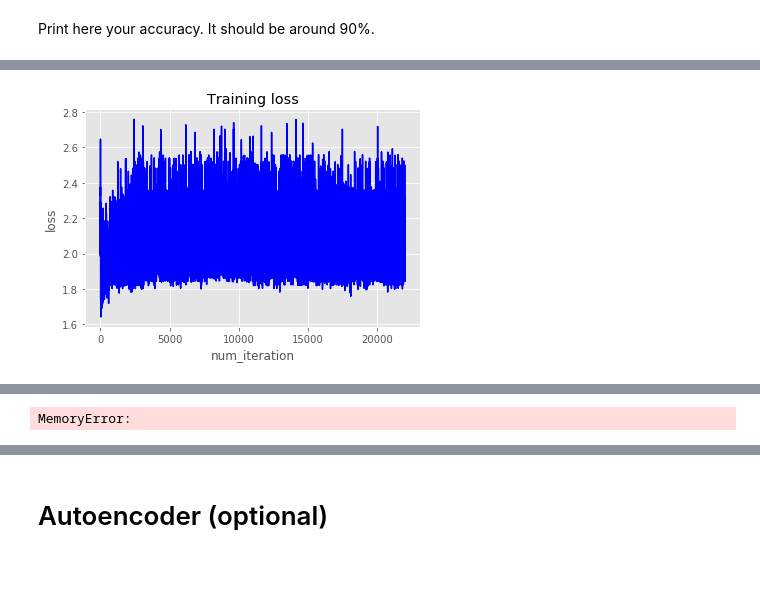
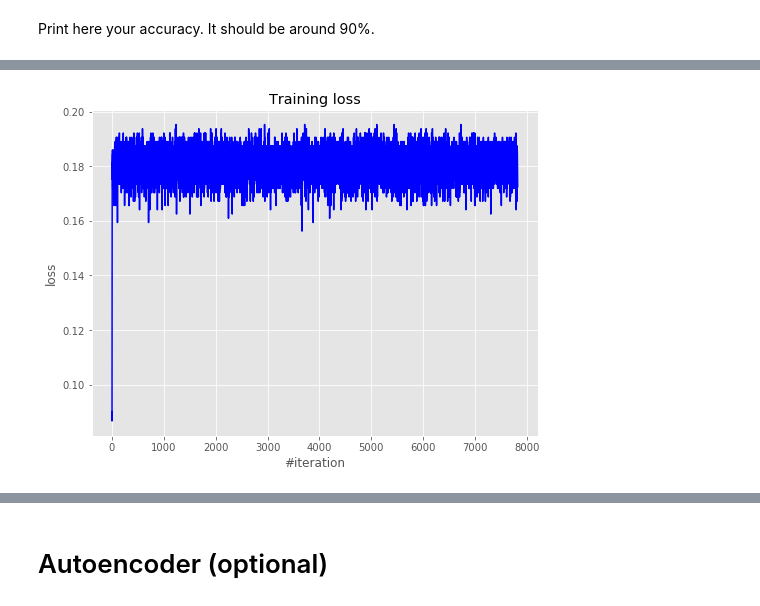
Before and after one commit to aca-ml-training/ML_Team, a Jupyter notebook: NN and differentiation/assignment2_main_Shahane.ipynb, the cells around one changed output, grey strips where cells are left out. Cells and saved outputs as stored; diff of their text form; code cells hidden in the pictures; blank space fills up the shorter version.

```diff
--- a/NN and differentiation/assignment2_main_Shahane.ipynb
+++ b/NN and differentiation/assignment2_main_Shahane.ipynb
@@ -205,0 +201,6 @@ else:
+# %%
+from mnist import load_dataset
+train,train_y,val,val_y,test,test_y = load_dataset()
+train = (train.reshape(50000, 28*28))
+test = (test.reshape(10000, 28*28))
+print(train.shape,train_y.shape)
@@ -209,7 +212,9 @@ One-hot encode the labels first.
 from sklearn.preprocessing import OneHotEncoder
 
 enc = OneHotEncoder()
-one_hot_y = enc.fit_transform(y.reshape(-1, 1)).todense()
+train_y= np.array(enc.fit_transform(train_y.reshape(-1, 1)).todense())
+test_y = np.array(enc.fit_transform(test_y.reshape(-1, 1)).todense())
+val_y = np.array(enc.fit_transform(val_y.reshape(-1, 1)).todense())
 # %% [markdown]
 - **Compare** `ReLU`, `ELU`, `LeakyReLU`, `SoftPlus` activation functions.
 You would better pick the best optimizer params for each of them, but it is overkill for now. Use an architecture of your choice for the comparison.
@@ -327,64 +256,46 @@ Print here your accuracy. It should be around 90%.
+# %%
+# Iptimizer params
+optimizer_config = {'learning_rate' : 1e-1, 'momentum': 0.9}
+optimizer_state = {}
+
+# Looping params
+n_epoch = 20
+batch_size = 128
 # %%
-criterion = ClassNLLCriterion()
-
-# Test something like that then
-
-net = Sequential()
-net.add(Linear(784, 100))
-net.add(BatchMeanSubtraction())
-net.add(Linear(100, 10))
-net.add(SoftMax())
-
-#print(net)
-
-# Iptimizer params
-optim = {'learning_rate' : 0.2, 'momentum': 0.8}
-state = {}
-
-# Looping params
-n_epoch = 2
-batch_size = 5
 loss_history = []
-indx = np.arange(X.shape[0])
-np.random.shuffle(indx)
-validation_x = X[indx[:15000]]
-validation_y = one_hot_y[indx[:15000]]
-train_x = X[indx[15000:]]
-train_y = one_hot_y[indx[15000:]]
+precit =  []
+test = []
 for i in range(n_epoch):
-    for x_batch, y_batch in get_batches(train_x, train_y, batch_size):
+    for x_batch, y_batch in get_batches(train, train_y, batch_size):
         net.zeroGradParameters()
 
         # Forward
         predictions = net.forward(x_batch)
         loss = criterion.forward(predictions, y_batch)
-
+        predict = x_batch
+        test = y_batch
         # Backward
         dp = criterion.backward(predictions, y_batch)
         net.backward(x_batch, dp)
 
         # Update weights
         sgd_momentum(net.getParameters(),
                      net.getGradParameters(),
-                     optim,
-                     state)
+                     optimizer_config,
+                     optimizer_state)
+
         loss_history.append(loss)
 
-    # Visualize
+    #  Visualize
     display.clear_output(wait=True)
-    plt.figure(figsize=(6, 4))
+    plt.figure(figsize=(8, 6))
 
     plt.title("Training loss")
-    plt.xlabel("num_iteration")
+    plt.xlabel("#iteration")
     plt.ylabel("loss")
     plt.plot(loss_history, 'b')
     plt.show()
 
     print('Current loss: %f' % loss)
-    print('epoch num: %d'  % i)
-
-predictions = np.argmax(net.forward(validation_x), axis=1)
-true_value = np.argmax(train_y, axis=1)
-error = np.sum(predictions - true_value)
 # %% [output]
-[figure, old version]
+[figure, new version]
@@ -393 +302,0 @@ epoch num: 1
-MemoryError:
```
Also changed, not shown: parts of 14 cells of this notebook, 1 other file.
